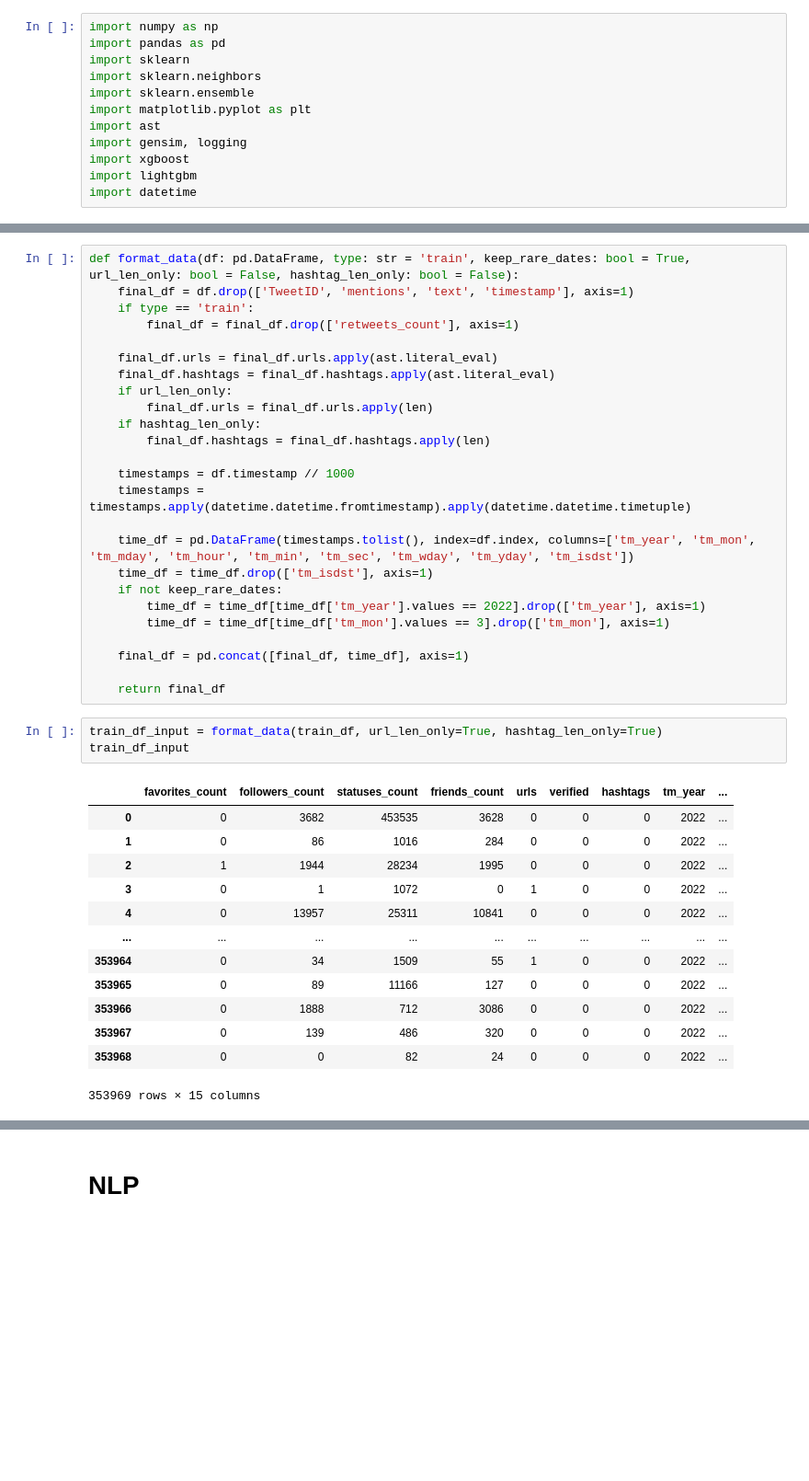
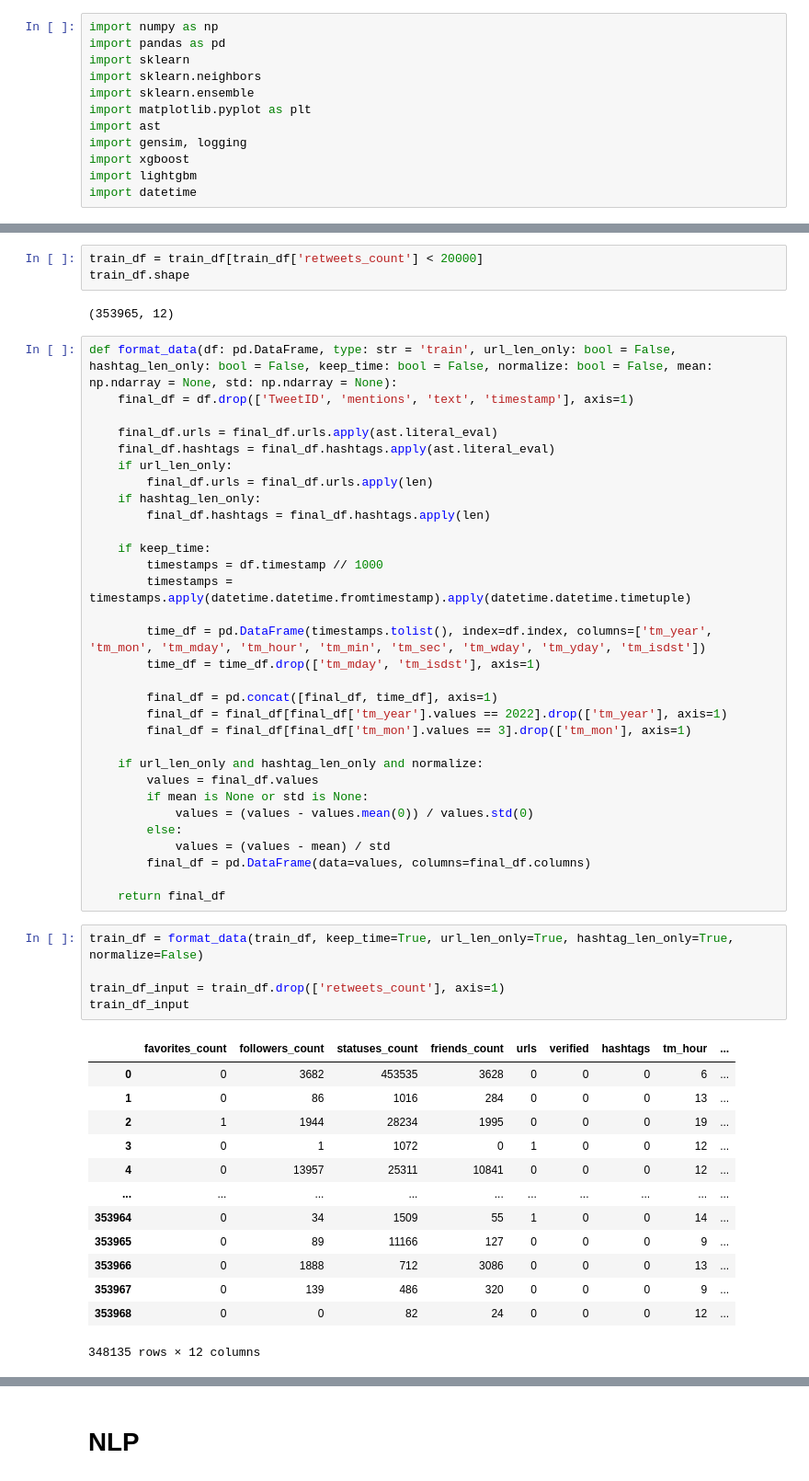
Before and after one commit to caiocj1/retweet-num-prediction, a Jupyter notebook: data_exploration.ipynb, the cells around one changed output, grey strips where cells are left out. Shown: that part at 92% size. Saved outputs shown, nothing was run; the diff lists cells and outputs as text; blank space fills up the shorter version.

```diff
--- a/data_exploration.ipynb
+++ b/data_exploration.ipynb
@@ -38,8 +50,11 @@ train_df.head()
+# %%
+train_df = train_df[train_df['retweets_count'] < 20000]
+train_df.shape
+# %% [output]
+(353965, 12)
 # %%
-def format_data(df: pd.DataFrame, type: str = 'train', keep_rare_dates: bool = True, url_len_only: bool = False, hashtag_len_only: bool = False):
+def format_data(df: pd.DataFrame, type: str = 'train', url_len_only: bool = False, hashtag_len_only: bool = False, keep_time: bool = False, normalize: bool = False, mean: np.ndarray = None, std: np.ndarray = None):
     final_df = df.drop(['TweetID', 'mentions', 'text', 'timestamp'], axis=1)
-    if type == 'train':
-        final_df = final_df.drop(['retweets_count'], axis=1)
 
     final_df.urls = final_df.urls.apply(ast.literal_eval)
     final_df.hashtags = final_df.hashtags.apply(ast.literal_eval)
@@ -48,35 +63,45 @@ def format_data(df: pd.DataFrame, type: str = 'train', keep_rare_dates: bool = T
     if hashtag_len_only:
         final_df.hashtags = final_df.hashtags.apply(len)
 
-    timestamps = df.timestamp // 1000
-    timestamps = timestamps.apply(datetime.datetime.fromtimestamp).apply(datetime.datetime.timetuple)
+    if keep_time:
+        timestamps = df.timestamp // 1000
+        timestamps = timestamps.apply(datetime.datetime.fromtimestamp).apply(datetime.datetime.timetuple)
 
-    time_df = pd.DataFrame(timestamps.tolist(), index=df.index, columns=['tm_year', 'tm_mon', 'tm_mday', 'tm_hour', 'tm_min', 'tm_sec', 'tm_wday', 'tm_yday', 'tm_isdst'])
-    time_df = time_df.drop(['tm_isdst'], axis=1)
-    if not keep_rare_dates:
-        time_df = time_df[time_df['tm_year'].values == 2022].drop(['tm_year'], axis=1)
-        time_df = time_df[time_df['tm_mon'].values == 3].drop(['tm_mon'], axis=1)
+        time_df = pd.DataFrame(timestamps.tolist(), index=df.index, columns=['tm_year', 'tm_mon', 'tm_mday', 'tm_hour', 'tm_min', 'tm_sec', 'tm_wday', 'tm_yday', 'tm_isdst'])
+        time_df = time_df.drop(['tm_mday', 'tm_isdst'], axis=1)
 
-    final_df = pd.concat([final_df, time_df], axis=1)
+        final_df = pd.concat([final_df, time_df], axis=1)
+        final_df = final_df[final_df['tm_year'].values == 2022].drop(['tm_year'], axis=1)
+        final_df = final_df[final_df['tm_mon'].values == 3].drop(['tm_mon'], axis=1)
+
+    if url_len_only and hashtag_len_only and normalize:
+        values = final_df.values
+        if mean is None or std is None:
+            values = (values - values.mean(0)) / values.std(0)
+        else:
+            values = (values - mean) / std
+        final_df = pd.DataFrame(data=values, columns=final_df.columns)
 
     return final_df
 # %%
-train_df_input = format_data(train_df, url_len_only=True, hashtag_len_only=True)
+train_df = format_data(train_df, keep_time=True, url_len_only=True, hashtag_len_only=True, normalize=False)
+
+train_df_input = train_df.drop(['retweets_count'], axis=1)
 train_df_input
 # %% [output]
-|  | favorites_count | followers_count | statuses_count | friends_count | urls | verified | hashtags | tm_year | ... |
-| 0 | 0 | 3682 | 453535 | 3628 | 0 | 0 | 0 | 2022 | ... |
-| 1 | 0 | 86 | 1016 | 284 | 0 | 0 | 0 | 2022 | ... |
-| 2 | 1 | 1944 | 28234 | 1995 | 0 | 0 | 0 | 2022 | ... |
-| 3 | 0 | 1 | 1072 | 0 | 1 | 0 | 0 | 2022 | ... |
-| 4 | 0 | 13957 | 25311 | 10841 | 0 | 0 | 0 | 2022 | ... |
+|  | favorites_count | followers_count | statuses_count | friends_count | urls | verified | hashtags | tm_hour | ... |
+| 0 | 0 | 3682 | 453535 | 3628 | 0 | 0 | 0 | 6 | ... |
+| 1 | 0 | 86 | 1016 | 284 | 0 | 0 | 0 | 13 | ... |
+| 2 | 1 | 1944 | 28234 | 1995 | 0 | 0 | 0 | 19 | ... |
+| 3 | 0 | 1 | 1072 | 0 | 1 | 0 | 0 | 12 | ... |
+| 4 | 0 | 13957 | 25311 | 10841 | 0 | 0 | 0 | 12 | ... |
 | ... | ... | ... | ... | ... | ... | ... | ... | ... | ... |
-| 353964 | 0 | 34 | 1509 | 55 | 1 | 0 | 0 | 2022 | ... |
-| 353965 | 0 | 89 | 11166 | 127 | 0 | 0 | 0 | 2022 | ... |
-| 353966 | 0 | 1888 | 712 | 3086 | 0 | 0 | 0 | 2022 | ... |
-| 353967 | 0 | 139 | 486 | 320 | 0 | 0 | 0 | 2022 | ... |
-| 353968 | 0 | 0 | 82 | 24 | 0 | 0 | 0 | 2022 | ... |
+| 353964 | 0 | 34 | 1509 | 55 | 1 | 0 | 0 | 14 | ... |
+| 353965 | 0 | 89 | 11166 | 127 | 0 | 0 | 0 | 9 | ... |
+| 353966 | 0 | 1888 | 712 | 3086 | 0 | 0 | 0 | 13 | ... |
+| 353967 | 0 | 139 | 486 | 320 | 0 | 0 | 0 | 9 | ... |
+| 353968 | 0 | 0 | 82 | 24 | 0 | 0 | 0 | 12 | ... |
-353969 rows × 15 columns
+348135 rows × 12 columns
 # %%
 test_df_input = format_data(test_df, type='test', url_len_only=True, hashtag_len_only=True)
 test_df_input
```
Also changed, not shown: parts of 6 cells of this notebook, 3 other files.
